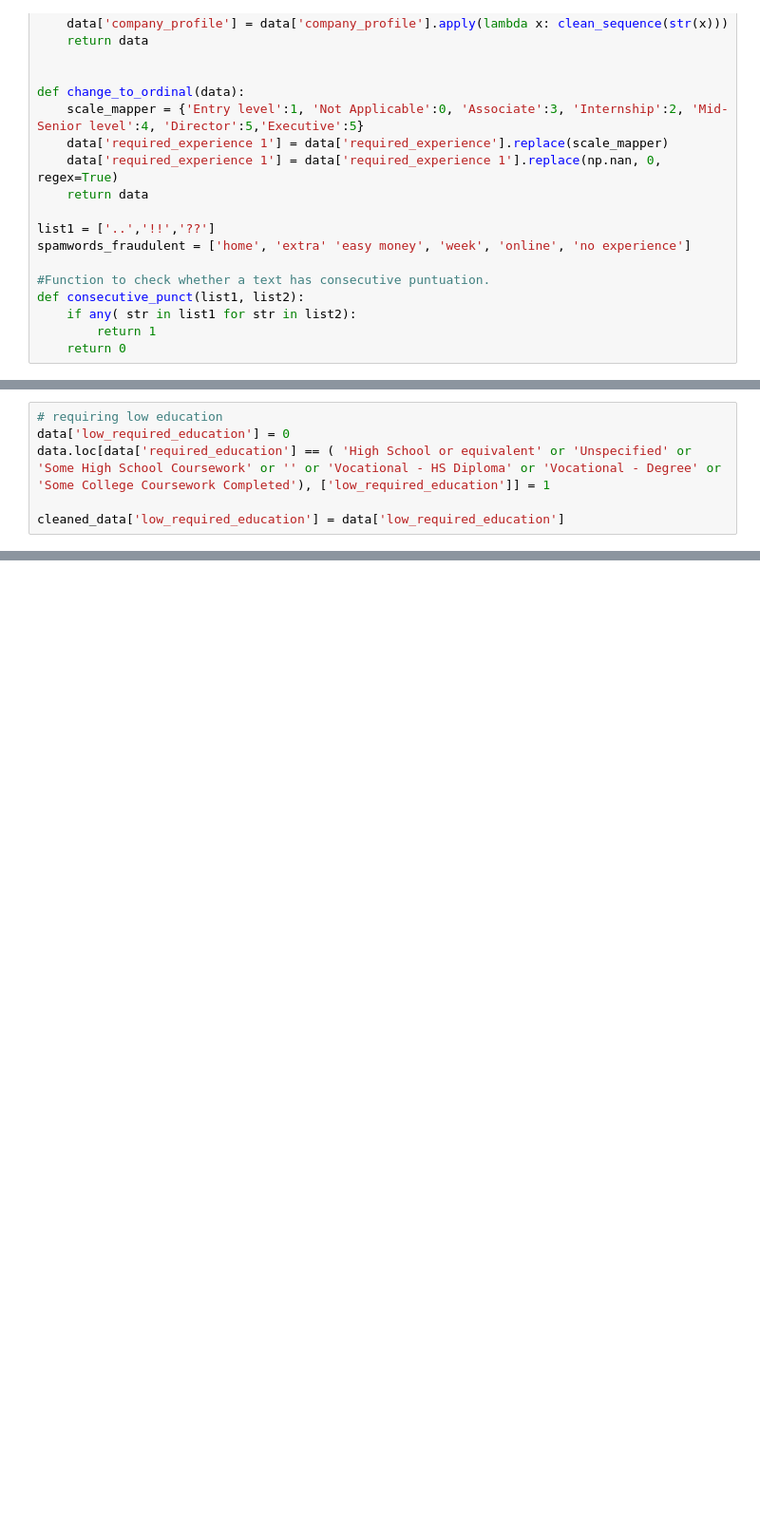
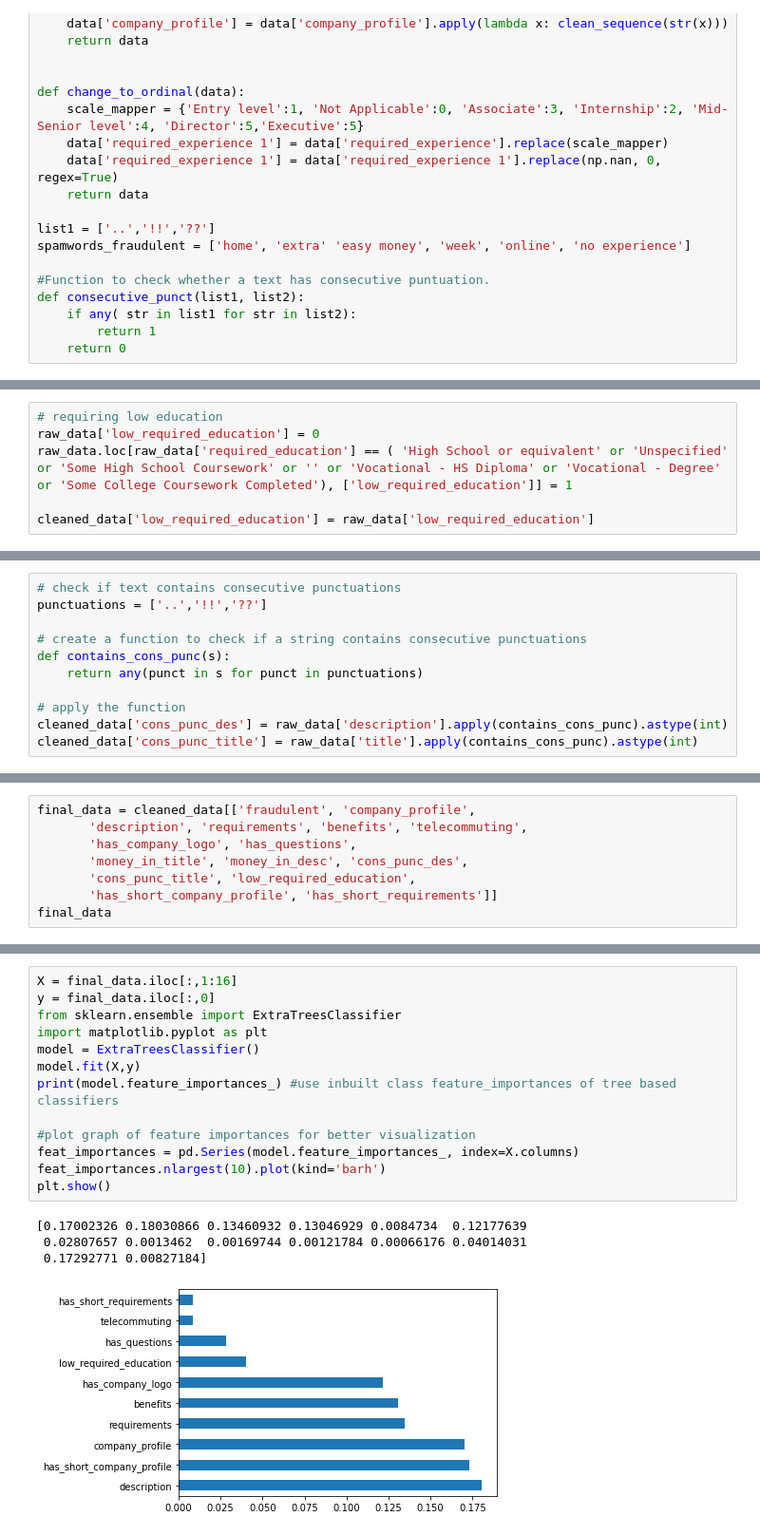
Before and after one commit to thaoyuh/Research_Hackathon, a Jupyter notebook: Classifiers from numerical features.ipynb, the cells around one changed output, grey strips where cells are left out. Shown at 95% size. Drawn from its saved outputs; the diff is of its cells as text; blank space fills up the shorter version.

```diff
--- a/Classifiers from numerical features.ipynb
+++ b/Classifiers from numerical features.ipynb
@@ -131,6 +126,0 @@ cleaned_data.loc[cleaned_data['Country'] == "US", ['located_in_US']] = 1
-# %%
-# requiring low education
-data['low_required_education'] = 0
-data.loc[data['required_education'] == ( 'High School or equivalent' or 'Unspecified' or 'Some High School Coursework' or '' or 'Vocational - HS Diploma' or 'Vocational - Degree' or 'Some College Coursework Completed'), ['low_required_education']] = 1
-
-cleaned_data['low_required_education'] = data['low_required_education']
@@ -168,0 +129,6 @@ cleaned_data["has_short_requirements"]= np.where(cleaned_data['requirements'] <
+# %%
+# requiring low education
+raw_data['low_required_education'] = 0
+raw_data.loc[raw_data['required_education'] == ( 'High School or equivalent' or 'Unspecified' or 'Some High School Coursework' or '' or 'Vocational - HS Diploma' or 'Vocational - Degree' or 'Some College Coursework Completed'), ['low_required_education']] = 1
+
+cleaned_data['low_required_education'] = raw_data['low_required_education']
@@ -168,0 +156,11 @@ cleaned_data["has_short_requirements"]= np.where(cleaned_data['requirements'] <
+# %%
+# check if text contains consecutive punctuations
+punctuations = ['..','!!','??']
+
+# create a function to check if a string contains consecutive punctuations
+def contains_cons_punc(s):
+    return any(punct in s for punct in punctuations)
+
+# apply the function
+cleaned_data['cons_punc_des'] = raw_data['description'].apply(contains_cons_punc).astype(int)
+cleaned_data['cons_punc_title'] = raw_data['title'].apply(contains_cons_punc).astype(int)
@@ -168,0 +182,8 @@ cleaned_data["has_short_requirements"]= np.where(cleaned_data['requirements'] <
+# %%
+final_data = cleaned_data[['fraudulent', 'company_profile',
+       'description', 'requirements', 'benefits', 'telecommuting',
+       'has_company_logo', 'has_questions',
+       'money_in_title', 'money_in_desc', 'cons_punc_des',
+       'cons_punc_title', 'low_required_education',
+       'has_short_company_profile', 'has_short_requirements']]
+final_data
@@ -168,0 +206,18 @@ cleaned_data["has_short_requirements"]= np.where(cleaned_data['requirements'] <
+# %%
+X = final_data.iloc[:,1:16]
+y = final_data.iloc[:,0]
+from sklearn.ensemble import ExtraTreesClassifier
+import matplotlib.pyplot as plt
+model = ExtraTreesClassifier()
+model.fit(X,y)
+print(model.feature_importances_) #use inbuilt class feature_importances of tree based classifiers
+
+#plot graph of feature importances for better visualization
+feat_importances = pd.Series(model.feature_importances_, index=X.columns)
+feat_importances.nlargest(10).plot(kind='barh')
+plt.show()
+# %% [output]
+[0.17002326 0.18030866 0.13460932 0.13046929 0.0084734  0.12177639
+ 0.02807657 0.0013462  0.00169744 0.00121784 0.00066176 0.04014031
+ 0.17292771 0.00827184]
+[figure, added]
```
Also changed, not shown: parts of 23 cells of this notebook, 2 other files.
